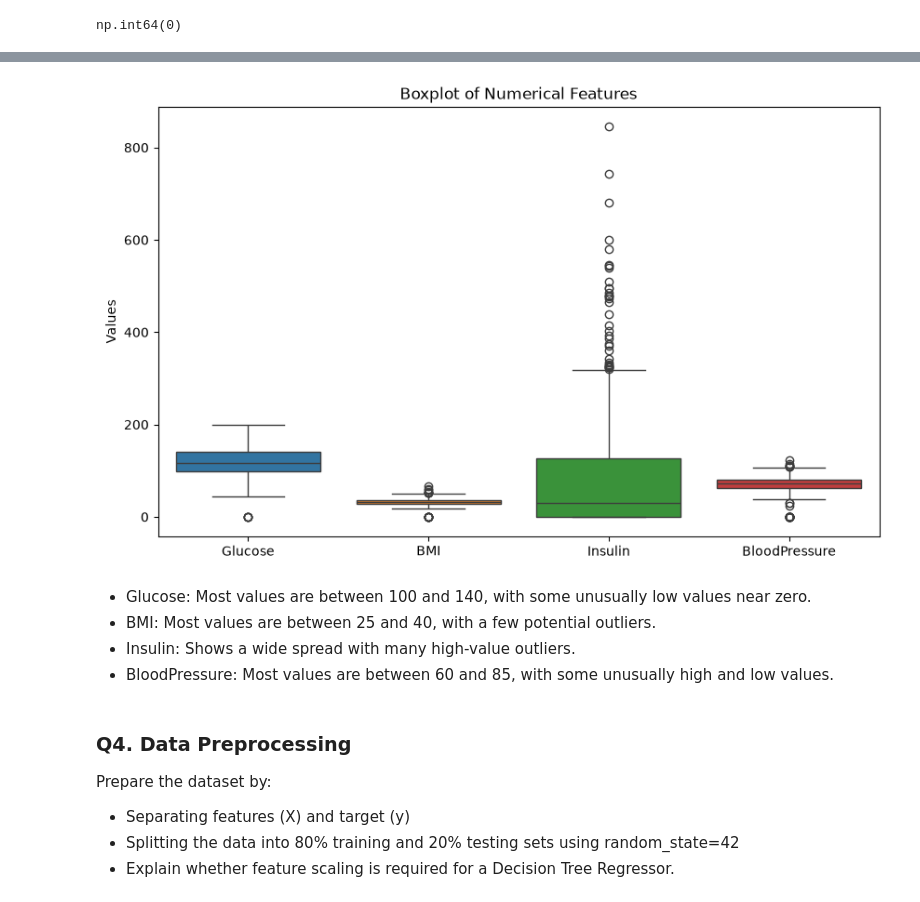
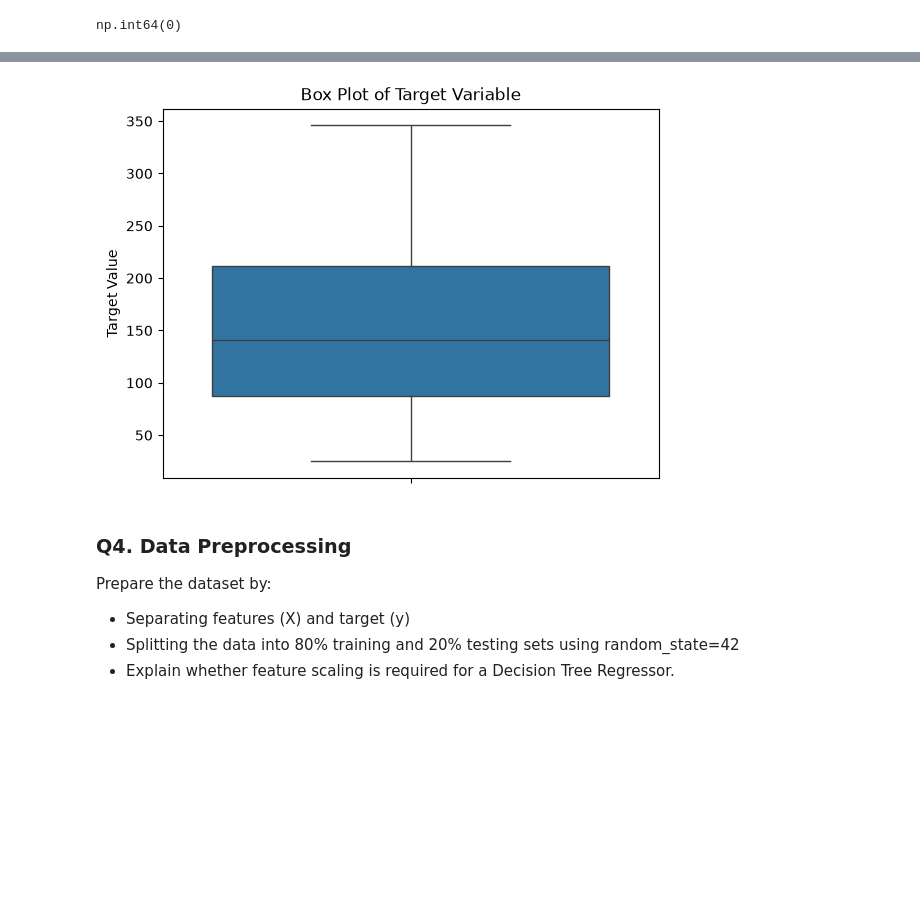
Before and after one commit to sakshichaudhari30/Machine-Learning-1633, a Jupyter notebook: Logistic Regression/Decision Tree/Diabetes Dataset Decision Tree Regression.ipynb, the cells around one changed output, grey strips where cells are left out. Saved outputs shown, nothing was run; the diff lists cells and outputs as text; code cells hidden in the pictures; blank space fills up the shorter version.

```diff
--- a/Logistic Regression/Decision Tree/Diabetes Dataset Decision Tree Regression.ipynb
+++ b/Logistic Regression/Decision Tree/Diabetes Dataset Decision Tree Regression.ipynb
@@ -3,7 +3,8 @@
 Load the Diabetes Dataset using Scikit-learn and display the first 10 records, dataset shape, feature names, and target variable.
 # %%
 import pandas as pd
-path = r"https://raw.githubusercontent.com/sakshichaudhari30/Datasets/refs/heads/main/diabetes.csv"
-df = pd.read_csv(path)
-df.head(10)
+from sklearn.datasets import load_diabetes
+df_x,y_series = load_diabetes(as_frame=True,return_X_y = True)
+y = pd.DataFrame(y_series)
+df_x.head(10)
 # %% [output]
@@ -155,19 +155,11 @@ plt.show()
 # %%
 # Boxplot
-plt.figure(figsize=(10, 6))
-
-sns.boxplot(data=df[["Glucose", "BMI", "Insulin", "BloodPressure"]])
-
-plt.title("Boxplot of Numerical Features")
-plt.ylabel("Values")
+sns.boxplot(y=y_series)
+plt.title("Box Plot of Target Variable")
+plt.ylabel("Target Value")
 plt.show()
 # %% [output]
-[figure, old version]
+[figure, new version]
-# %% [markdown]
-- Glucose: Most values are between 100 and 140, with some unusually low values near zero.
-- BMI: Most values are between 25 and 40, with a few potential outliers.
-- Insulin: Shows a wide spread with many high-value outliers.
-- BloodPressure: Most values are between 60 and 85, with some unusually high and low values.
 # %% [markdown]
 ### Q4. Data Preprocessing
 Prepare the dataset by:
```
Also changed, not shown: parts of 35 cells of this notebook.
